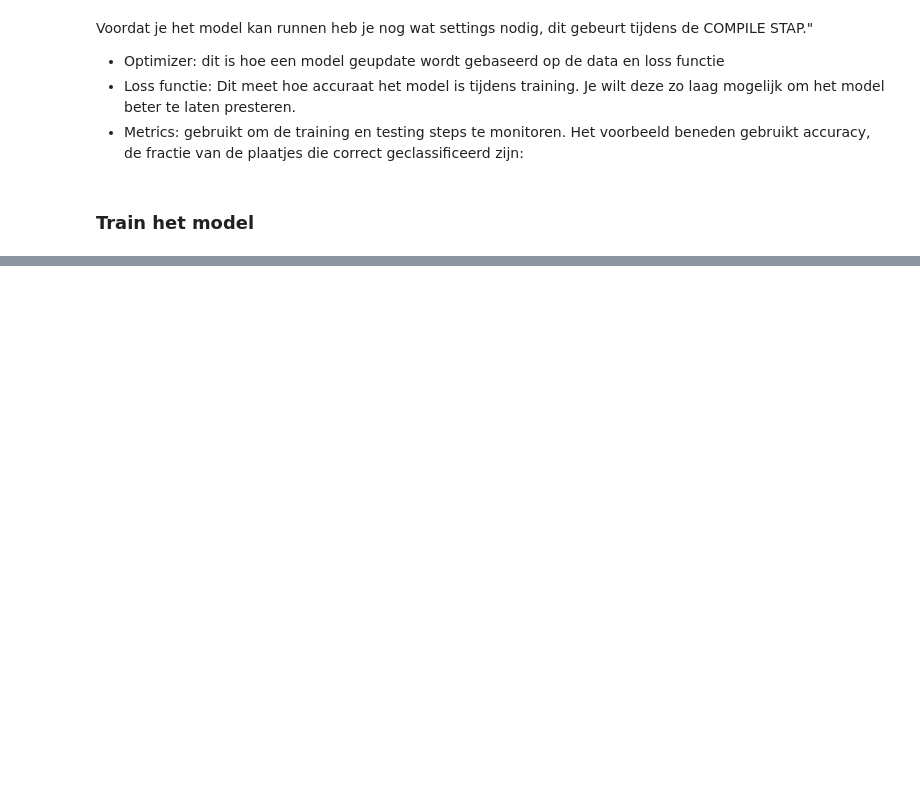
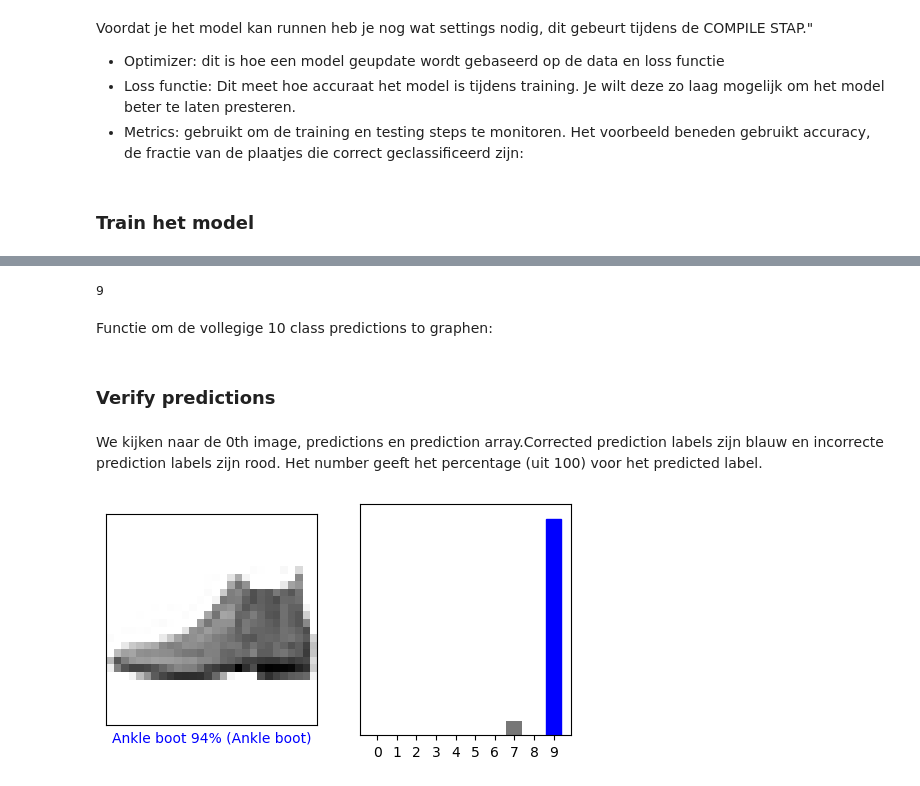
Before and after one commit to ishofstede/modelleren_van_kanker, a Jupyter notebook: casus_d/notebooks/opdracht_1.ipynb, the cells around one changed output, grey strips where cells are left out. Saved outputs shown, nothing was run; the diff lists cells and outputs as text; code cells hidden in the pictures; blank space fills up the shorter version.

```diff
--- a/casus_d/notebooks/opdracht_1.ipynb
+++ b/casus_d/notebooks/opdracht_1.ipynb
@@ -145,0 +191,5 @@ Een neural network training gebruikt de volgende stappen:
+# %%
+probability_model = tf.keras.Sequential([model,
+                                         tf.keras.layers.Softmax()])
+# %%
+predictions = probability_model.predict(test_images)
@@ -145,0 +214,51 @@ Een neural network training gebruikt de volgende stappen:
+# %%
+test_labels[0]
+# %% [output]
+9
+# %% [markdown]
+Functie om de vollegige 10 class predictions to graphen:
+# %%
+def plot_image(i, predictions_array, true_label, img):
+  true_label, img = true_label[i], img[i]
+  plt.grid(False)
+  plt.xticks([])
+  plt.yticks([])
+
+  plt.imshow(img, cmap=plt.cm.binary)
+
+  predicted_label = np.argmax(predictions_array)
+  if predicted_label == true_label:
+    color = 'blue'
+  else:
+    color = 'red'
+
+  plt.xlabel("{} {:2.0f}% ({})".format(class_names[predicted_label],
+                                100*np.max(predictions_array),
+                                class_names[true_label]),
+                                color=color)
+
+def plot_value_array(i, predictions_array, true_label):
+  true_label = true_label[i]
+  plt.grid(False)
+  plt.xticks(range(10))
+  plt.yticks([])
+  thisplot = plt.bar(range(10), predictions_array, color="#777777")
+  plt.ylim([0, 1])
+  predicted_label = np.argmax(predictions_array)
+
+  thisplot[predicted_label].set_color('red')
+  thisplot[true_label].set_color('blue')
+# %% [markdown]
+### Verify predictions
+# %% [markdown]
+We kijken naar de 0th image, predictions en prediction array.Corrected prediction labels zijn blauw en incorrecte prediction labels zijn rood. Het number geeft het percentage (uit 100) voor het predicted label.
+# %%
+i = 0
+plt.figure(figsize=(6,3))
+plt.subplot(1,2,1)
+plot_image(i, predictions[i], test_labels, test_images)
+plt.subplot(1,2,2)
+plot_value_array(i, predictions[i],  test_labels)
+plt.show()
+# %% [output]
+[figure, added]
```
Also changed, not shown: parts of 32 cells of this notebook.
